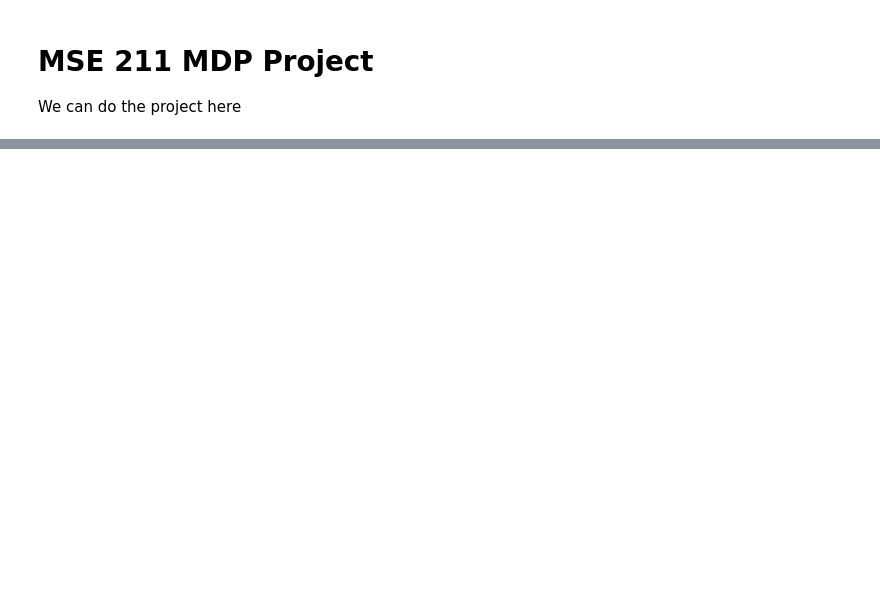
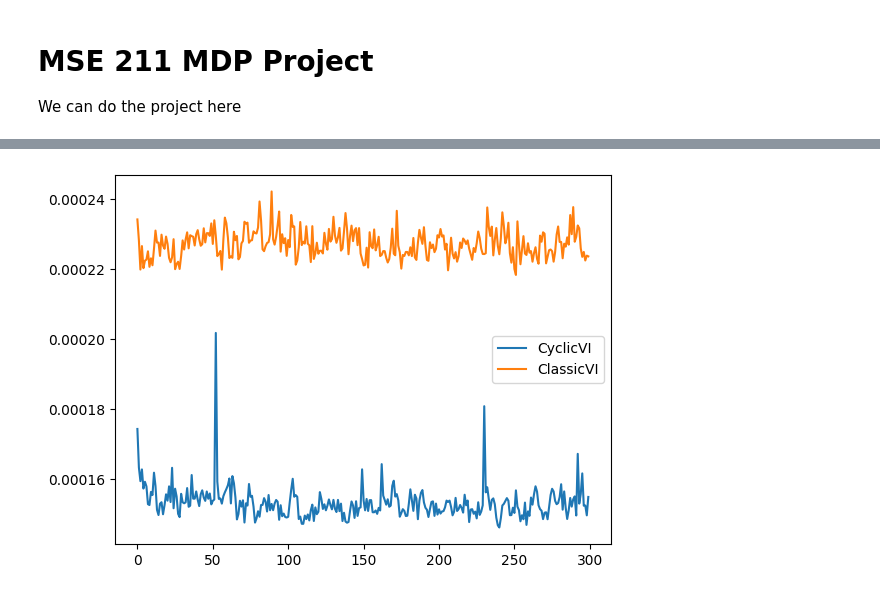
Before and after one commit to JordanTroutman/mse_211_project, a Jupyter notebook: Troutman Notebook.ipynb, the cells around one changed output, grey strips where cells are left out. Saved outputs shown, nothing was run; the diff lists cells and outputs as text; code cells hidden in the pictures; blank space fills up the shorter version.

```diff
--- a/Troutman Notebook.ipynb
+++ b/Troutman Notebook.ipynb
@@ -216,3 +258,19 @@ plt.show()
+# %%
+iterators = [CyclicVI(), ClassicVI()]
+for iterator in iterators:
+    solver = Solver(iterator, g, 0.9)
+    measures = []
+    for _ in range(100):
+        solver.solve(steps=300)
+        measures.append(solver.time_each_step)
+    measures = np.array(measures)
+    avg = measures.mean(axis=0)
+    plt.plot(avg, label=iterator.name)
+
+plt.legend()
+plt.show()
+# %% [output]
+[figure, added]
 # %%
 solver.plot_delta()
 plt.legend()
```
Also changed, not shown: parts of 19 cells of this notebook.
